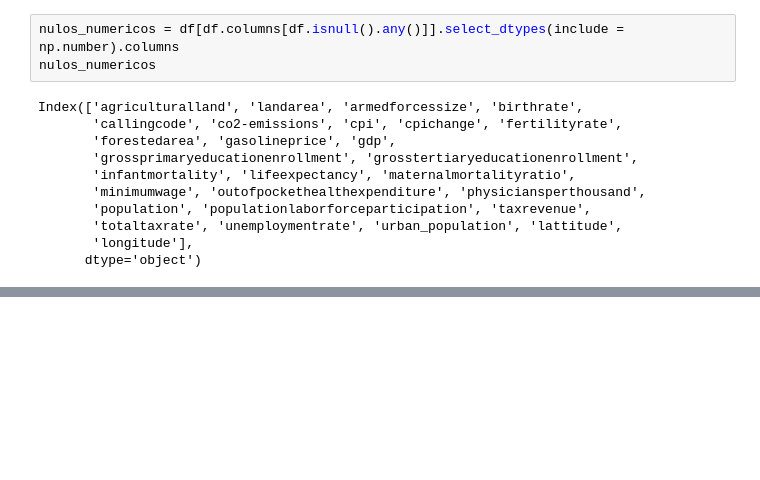
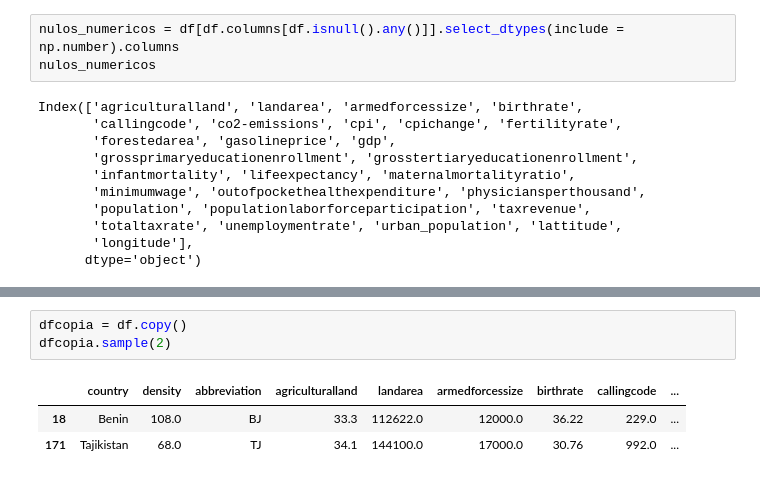
Before and after one commit to Adalab/da-promoF-modulo3-sprint1-pairprogramming-BelenZahara, a Jupyter notebook: PairProgrammingNulos.ipynb, the cells around one changed output, grey strips where cells are left out. Saved outputs shown, nothing was run; the diff lists cells and outputs as text; blank space fills up the shorter version.

```diff
--- a/PairProgrammingNulos.ipynb
+++ b/PairProgrammingNulos.ipynb
@@ -249,0 +287,7 @@ Index(['agriculturalland', 'landarea', 'armedforcessize', 'birthrate',
+# %%
+dfcopia = df.copy()
+dfcopia.sample(2)
+# %% [output]
+|  | country | density | abbreviation | agriculturalland | landarea | armedforcessize | birthrate | callingcode | ... |
+| 18 | Benin | 108.0 | BJ | 33.3 | 112622.0 | 12000.0 | 36.22 | 229.0 | ... |
+| 171 | Tajikistan | 68.0 | TJ | 34.1 | 144100.0 | 17000.0 | 30.76 | 992.0 | ... |
```
Also changed, not shown: parts of 16 cells of this notebook.
